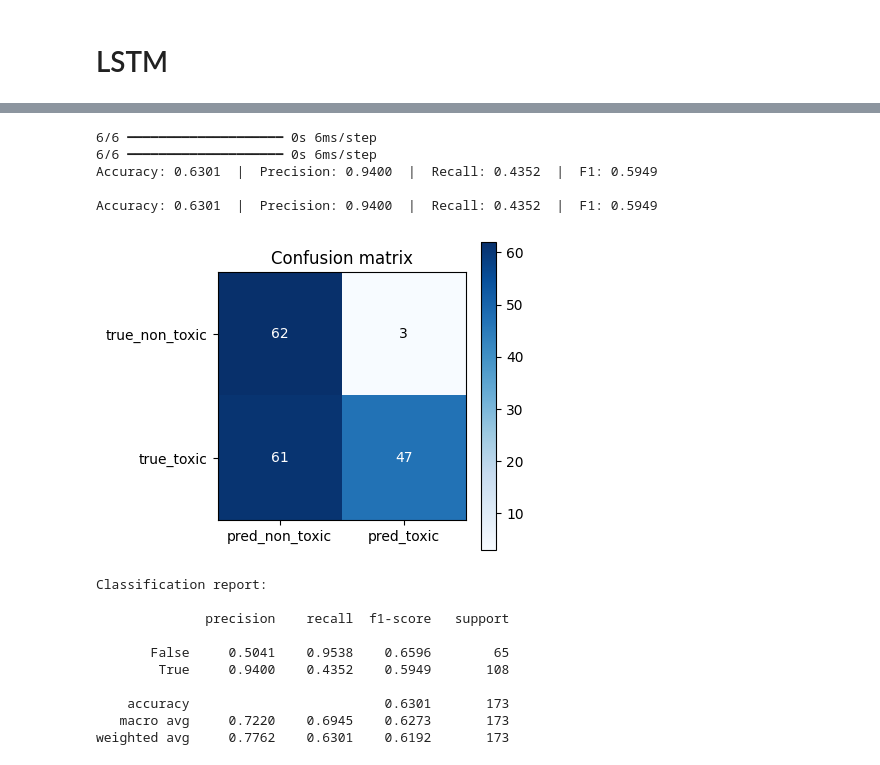
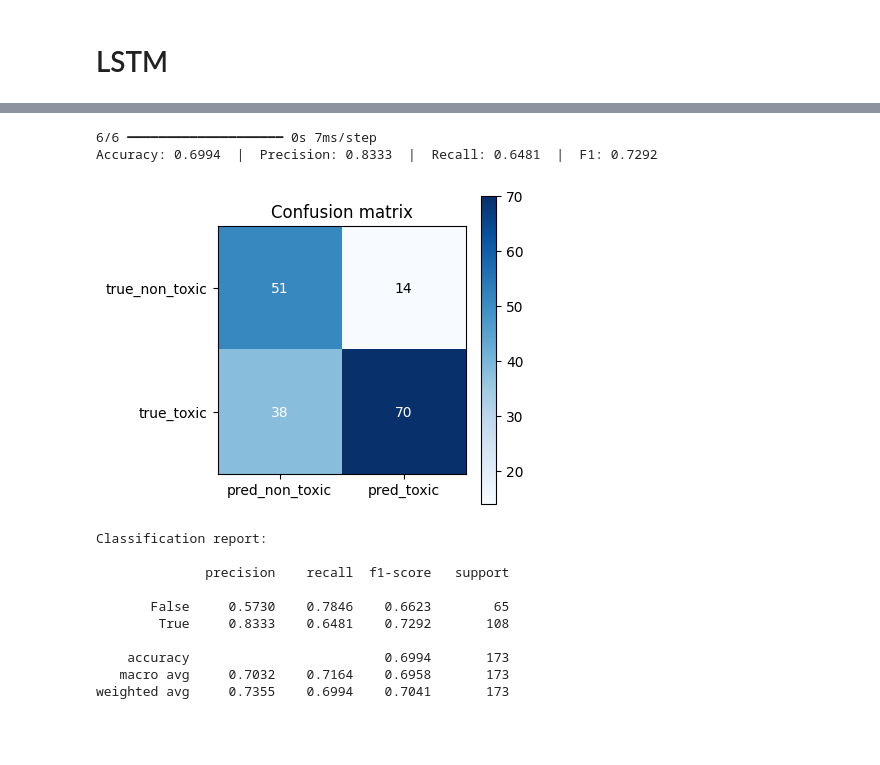
Before and after one commit to olivier-marino/alyra_exam_DL_match_me, a Jupyter notebook: ml_train_LSTM.ipynb, the cells around one changed output, grey strips where cells are left out. Drawn from its saved outputs; the diff is of its cells as text; code cells hidden in the pictures; blank space fills up the shorter version.

```diff
--- a/ml_train_LSTM.ipynb
+++ b/ml_train_LSTM.ipynb
@@ -194,7 +181,11 @@ plt.title('Distribution des longeurs')
 plt.show()
 # %% [output]
 [figure]
+# %%
+max_sentence_length=40
 # %%
+df = df[df['text_size'] <= max_sentence_length]
+
 df_train_X: DataFrame
 df_train_y: Series
 df_test_X: DataFrame
@@ -226,7 +217,7 @@ Répartition des jeux de données
 tokenizer = TextVectorization(
     standardize = custom_standardisation, # type: ignore
     # split = "whitespace",
-    output_sequence_length=32,
+    output_sequence_length=max_sentence_length,
 )
 
 tokenizer.adapt(df['text'])
@@ -337,4 +329,32 @@ plt.show()
 # rapport détaillé
 print("Classification report:\n")
 print(classification_report(reals, preds, digits=4, zero_division=0))
+
+
+
+# Je veux 10 exemples de mauvaise prédiction et la phrases d'entrée
+# Trouver les mauvaises prédictions
+rand_i = np.random.random_integers(0, len(reals) - 1, len(reals))
+wrong_predictions_indices = [int(i) for i in rand_i if reals[i] != preds[i]]
+
+# Afficher les 10 premiers exemples de mauvaise prédiction
+
+md_texts: list[str] = [
+    "="*80 + "  ",
+    "10 exemples de MAUVAISE PRÉDICTION  ",
+    "="*80 + "  "
+]
+
+for count, idx in enumerate(wrong_predictions_indices[:10]):
+    actual = "TOXIC" if reals[idx] else "NON-TOXIC"
+    predicted = "TOXIC" if preds[idx] else "NON-TOXIC"
+    prob = probs[idx]
+
+    md_texts.append(f"Exemple {count + 1}:  ")
+    md_texts.append(f"- Phrase: {df_test_X['text'].tolist()[idx]}")
+    md_texts.append(f"- Réel: {actual}")
+    md_texts.append(f"- Prédiction: {predicted} (confiance: {(prob if prob > 0.5 else 1 - prob):.2%} / probability: {prob:.4f})")
+    md_texts.append(f"\n")
+
+display(Markdown("\n".join(md_texts)))
 # %% [output]
@@ -388,52 +468,49 @@ for (i, j), v in np.ndenumerate(cm):
 plt.colorbar()
 plt.show()
 
 # rapport détaillé
 print("Classification report:\n")
 print(classification_report(reals, preds, digits=4, zero_division=0))
 
 # Je veux 10 exemples de mauvaise prédiction et la phrases d'entrée
 # Trouver les mauvaises prédictions
-rand_i = np.random.random_integers(0, len(reals), len(reals))
+rand_i = np.random.random_integers(0, len(reals) - 1, len(reals))
 wrong_predictions_indices = [i for i in rand_i if reals[i] != preds[i]]
 
 # Afficher les 10 premiers exemples de mauvaise prédiction
 
 md_texts: list[str] = [
     "="*80 + "  ",
     "10 exemples de MAUVAISE PRÉDICTION  ",
     "="*80 + "  "
 ]
 
 for count, idx in enumerate(wrong_predictions_indices[:10]):
     actual = "TOXIC" if reals[idx] else "NON-TOXIC"
     predicted = "TOXIC" if preds[idx] else "NON-TOXIC"
-    confidence = probs[idx]
+    prob = probs[idx]
 
     md_texts.append(f"Exemple {count + 1}:  ")
     md_texts.append(f"- Phrase: {sentences_validation[idx]}")
     md_texts.append(f"- Réel: {actual}")
-    md_texts.append(f"- Prédiction: {predicted} (confiance: {confidence:.4f})")
+    md_texts.append(f"- Prédiction: {predicted} (confiance: {(prob if prob > 0.5 else 1 - prob):.2%} / probability: {prob:.4f})")
     md_texts.append(f"\n")
 
 display(Markdown("\n".join(md_texts)))
 # %% [output]
-6/6 ━━━━━━━━━━━━━━━━━━━━ 0s 6ms/step
-6/6 ━━━━━━━━━━━━━━━━━━━━ 0s 6ms/step
-Accuracy: 0.6301  |  Precision: 0.9400  |  Recall: 0.4352  |  F1: 0.5949
-
-Accuracy: 0.6301  |  Precision: 0.9400  |  Recall: 0.4352  |  F1: 0.5949
+6/6 ━━━━━━━━━━━━━━━━━━━━ 0s 7ms/step
+Accuracy: 0.6994  |  Precision: 0.8333  |  Recall: 0.6481  |  F1: 0.7292
-[figure, old version]
+[figure, new version]
 Classification report:
 
               precision    recall  f1-score   support
 
-       False     0.5041    0.9538    0.6596        65
-        True     0.9400    0.4352    0.5949       108
+       False     0.5730    0.7846    0.6623        65
+        True     0.8333    0.6481    0.7292       108
 
-    accuracy                         0.6301       173
-   macro avg     0.7220    0.6945    0.6273       173
-weighted avg     0.7762    0.6301    0.6192       173
+    accuracy                         0.6994       173
+   macro avg     0.7032    0.7164    0.6958       173
+weighted avg     0.7355    0.6994    0.7041       173
 ================================================================================
 10 exemples de MAUVAISE PRÉDICTION
 ================================================================================
```
Also changed, not shown: parts of 10 cells of this notebook, 1 other file.
